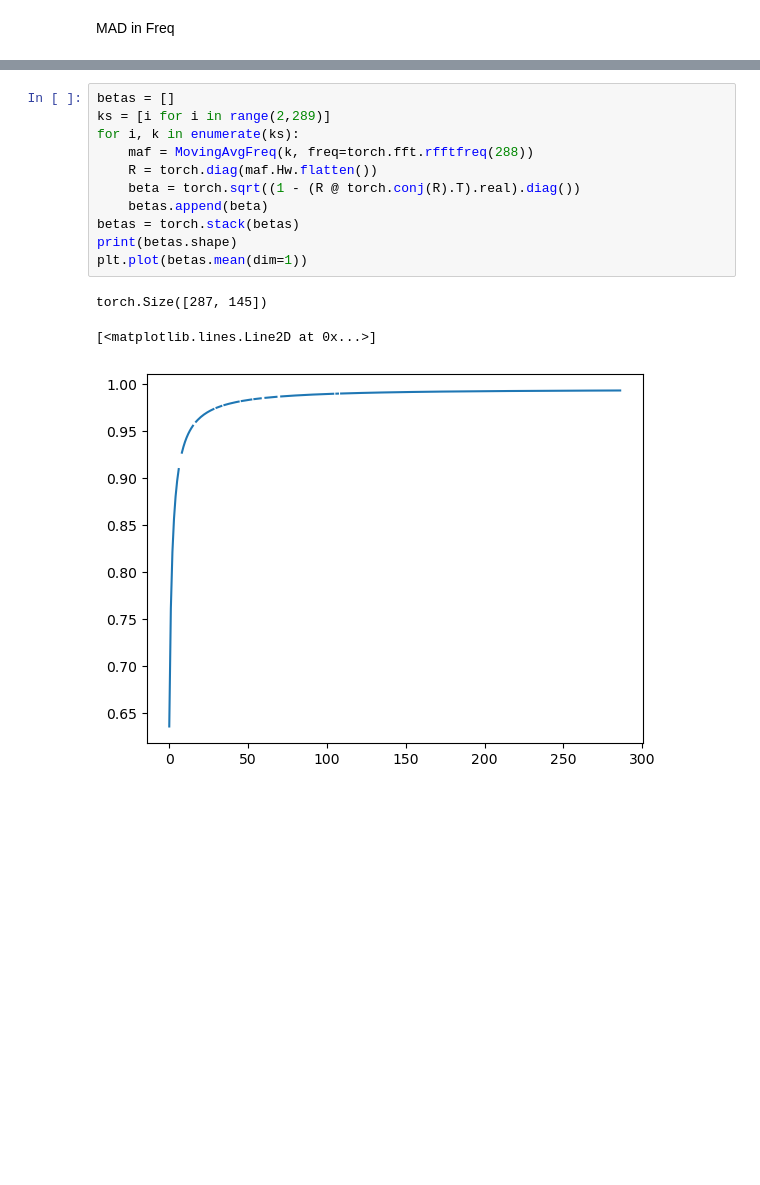
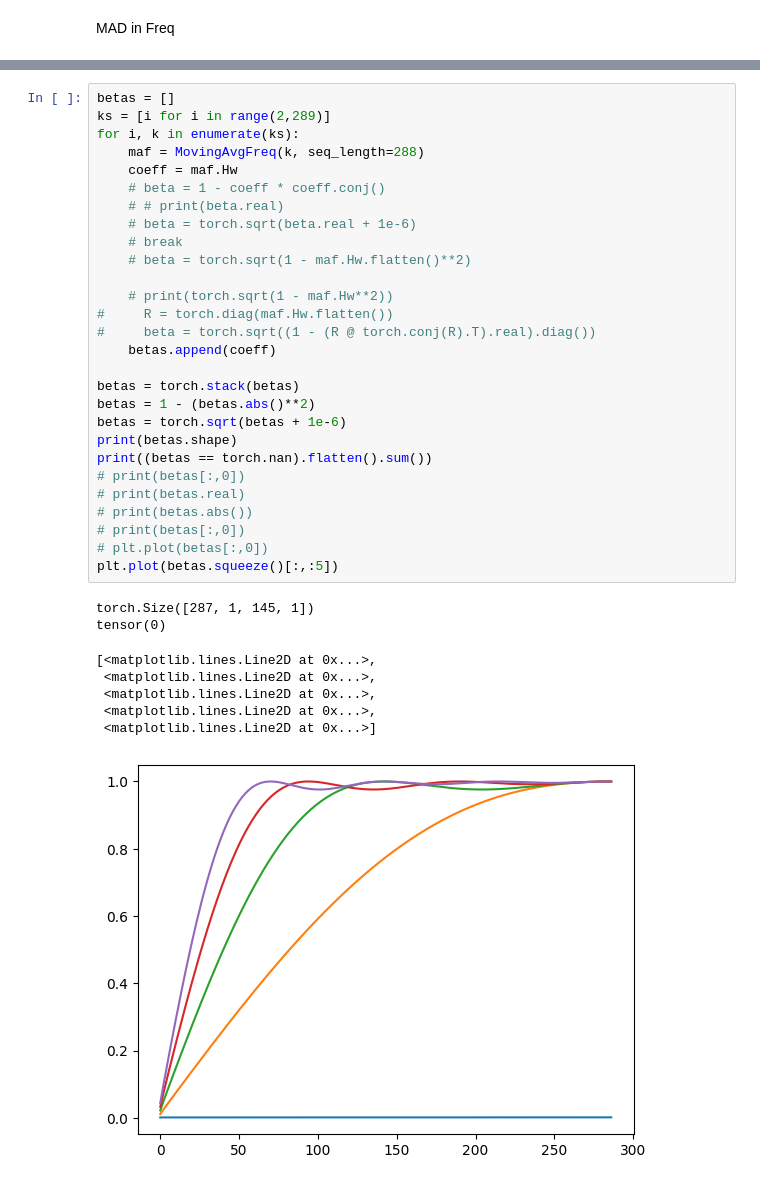
Before and after one commit to WillWang1113/Moving-Average-Diffusion, a Jupyter notebook: notebooks/degrade_fn.ipynb, the cells around one changed output, grey strips where cells are left out. Cells and saved outputs as stored; diff of their text form; blank space fills up the shorter version.

```diff
--- a/notebooks/degrade_fn.ipynb
+++ b/notebooks/degrade_fn.ipynb
@@ -102,15 +93,37 @@ fig.tight_layout()
 # %%
 betas = []
 ks = [i for i in range(2,289)]
 for i, k in enumerate(ks):
-    maf = MovingAvgFreq(k, freq=torch.fft.rfftfreq(288))
-    R = torch.diag(maf.Hw.flatten())
-    beta = torch.sqrt((1 - (R @ torch.conj(R).T).real).diag())
-    betas.append(beta)
+    maf = MovingAvgFreq(k, seq_length=288)
+    coeff = maf.Hw
+    # beta = 1 - coeff * coeff.conj()
+    # # print(beta.real)
+    # beta = torch.sqrt(beta.real + 1e-6)
+    # break
+    # beta = torch.sqrt(1 - maf.Hw.flatten()**2)
+
+    # print(torch.sqrt(1 - maf.Hw**2))
+#     R = torch.diag(maf.Hw.flatten())
+#     beta = torch.sqrt((1 - (R @ torch.conj(R).T).real).diag())
+    betas.append(coeff)
+
 betas = torch.stack(betas)
+betas = 1 - (betas.abs()**2)
+betas = torch.sqrt(betas + 1e-6)
 print(betas.shape)
-plt.plot(betas.mean(dim=1))
+print((betas == torch.nan).flatten().sum())
+# print(betas[:,0])
+# print(betas.real)
+# print(betas.abs())
+# print(betas[:,0])
+# plt.plot(betas[:,0])
+plt.plot(betas.squeeze()[:,:5])
 # %% [output]
-torch.Size([287, 145])
+torch.Size([287, 1, 145, 1])
+tensor(0)
-[<matplotlib.lines.Line2D at 0x...>]
+[<matplotlib.lines.Line2D at 0x...>,
+ <matplotlib.lines.Line2D at 0x...>,
+ <matplotlib.lines.Line2D at 0x...>,
+ <matplotlib.lines.Line2D at 0x...>,
+ <matplotlib.lines.Line2D at 0x...>]
-[figure, old version]
+[figure, new version]
```
Also changed, not shown: parts of 5 cells of this notebook, 16 other files.
